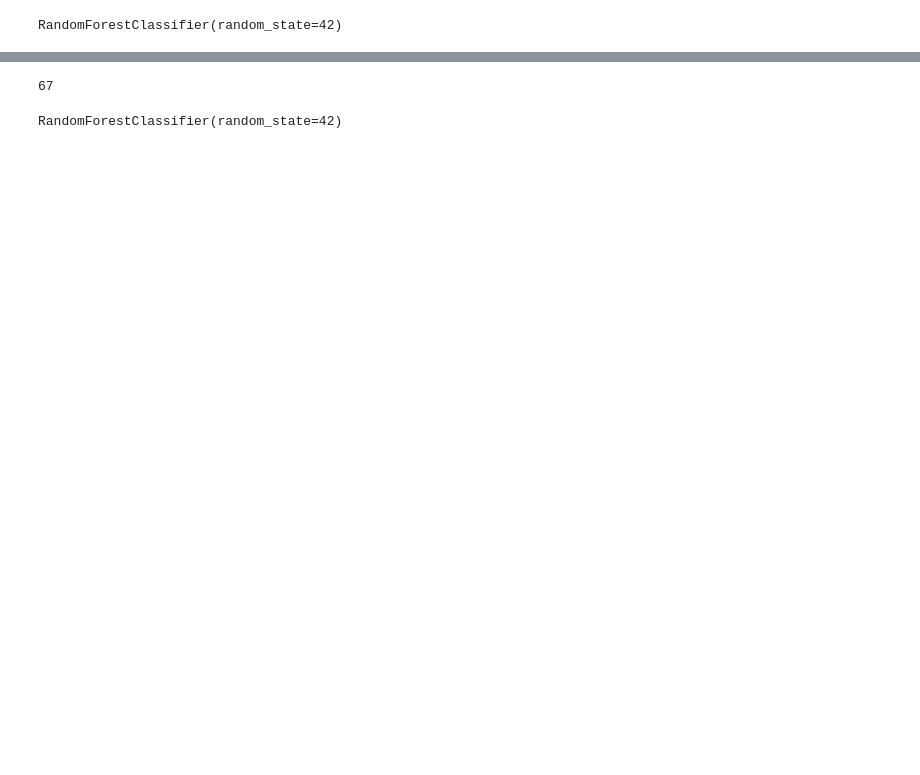
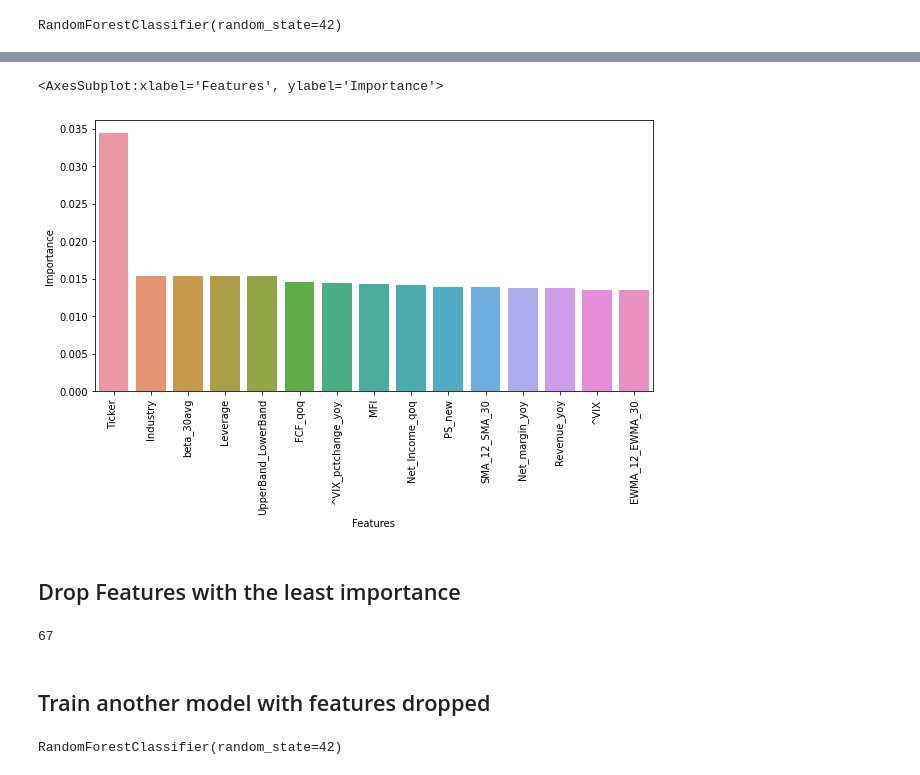
Before and after one commit to Emilio178/Bootcamp-Project2, a Jupyter notebook: randomforestmodelclassifier.ipynb, the cells around one changed output, grey strips where cells are left out. Saved outputs shown, nothing was run; the diff lists cells and outputs as text; code cells hidden in the pictures; blank space fills up the shorter version.

Commit message:
finished Random forest model for both sets of data

```diff
--- a/randomforestmodelclassifier.ipynb
+++ b/randomforestmodelclassifier.ipynb
@@ -130,7 +167,7 @@ X1_train, X1_test, y_train, y_test = train_test_split(X1,
                                                     random_state=1,
                                                     train_size=0.7)
 # %%
-model = RandomForestClassifier(n_estimators=100, random_state=42)
-model.fit(X1_train, y_train)
+rf_1 = RandomForestClassifier(n_estimators=100, random_state=42)
+rf_1.fit(X1_train, y_train)
 # %% [output]
 RandomForestClassifier(random_state=42)
@@ -137,9 +176,9 @@ RandomForestClassifier(random_state=42)
 # %%
-importances = model.feature_importances_
-feature_df = pd.DataFrame({'Features':X1_train.columns, 'importances': importances})
-feature_df.sort_values('importances', ascending=False, inplace=True)
+importances = rf_1.feature_importances_
+feature_df = pd.DataFrame({'Features':X1_train.columns, 'Importance': importances})
+feature_df.sort_values('Importance', ascending=False, inplace=True)
 
 plt.figure(figsize=(20,5))
 plt.xticks(rotation=90)
-sns.barplot(x="Features", y= 'importances', data=feature_df)
+sns.barplot(x="Features", y= 'Importance', data=feature_df)
 # %% [output]
@@ -147,0 +207,10 @@ sns.barplot(x="Features", y= 'importances', data=feature_df)
+# %%
+feature_dict = {}
+
+for i, feat in enumerate(list(feature_df['Features'].values)):
+    feature_dict[feat] = i+1
+
+feature_df['Rank'] = feature_df['Features'].map(lambda x: feature_dict[x])
+# %%
+feature_df = feature_df.loc[feature_df.Rank <= 15]
+feature_df
@@ -148 +234,10 @@ sns.barplot(x="Features", y= 'importances', data=feature_df)
+# %%
+plt.figure(figsize=(10,5))
+plt.xticks(rotation=90)
+sns.barplot(x="Features", y= 'Importance', data=feature_df)
+# %% [output]
+<AxesSubplot:xlabel='Features', ylabel='Importance'>
+[figure, added]
+# %% [markdown]
+## Drop Features with the least importance
 # %%
@@ -153,6 +248,8 @@ features = list(feature_df.loc[feature_df.importances >= 0.010]['Features'])
 len(features)
 # %% [output]
 67
+# %% [markdown]
+## Train another model with features dropped
 # %%
 X2 = X1.drop(columns=drop_feats)
 X2_train, X2_test, y_train, y_test = train_test_split(X2, y, random_state=1, train_size=0.7)
```
Also changed, not shown: parts of 75 cells of this notebook.
